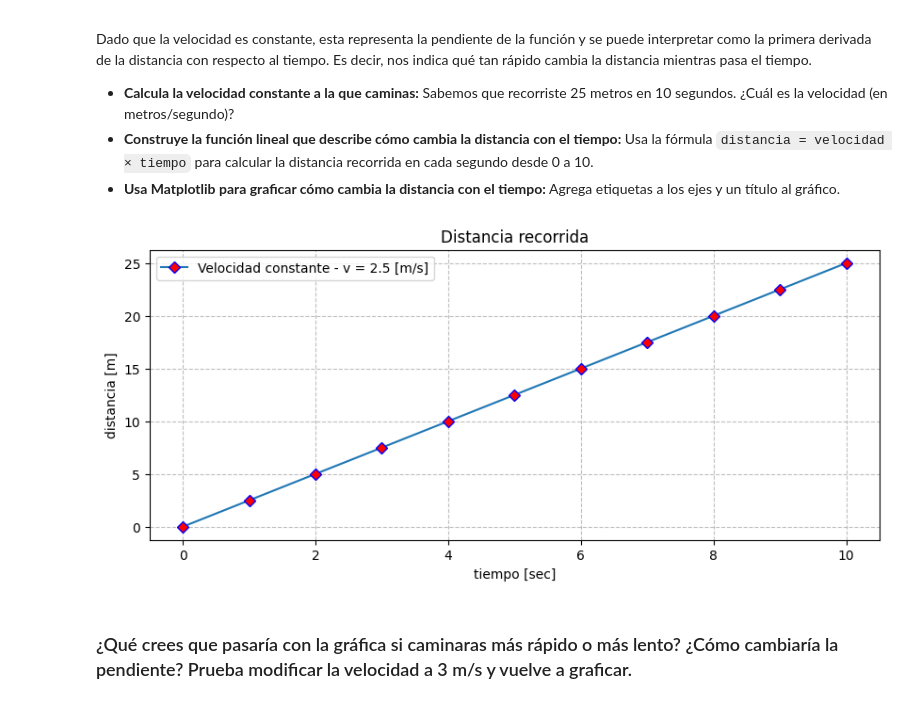
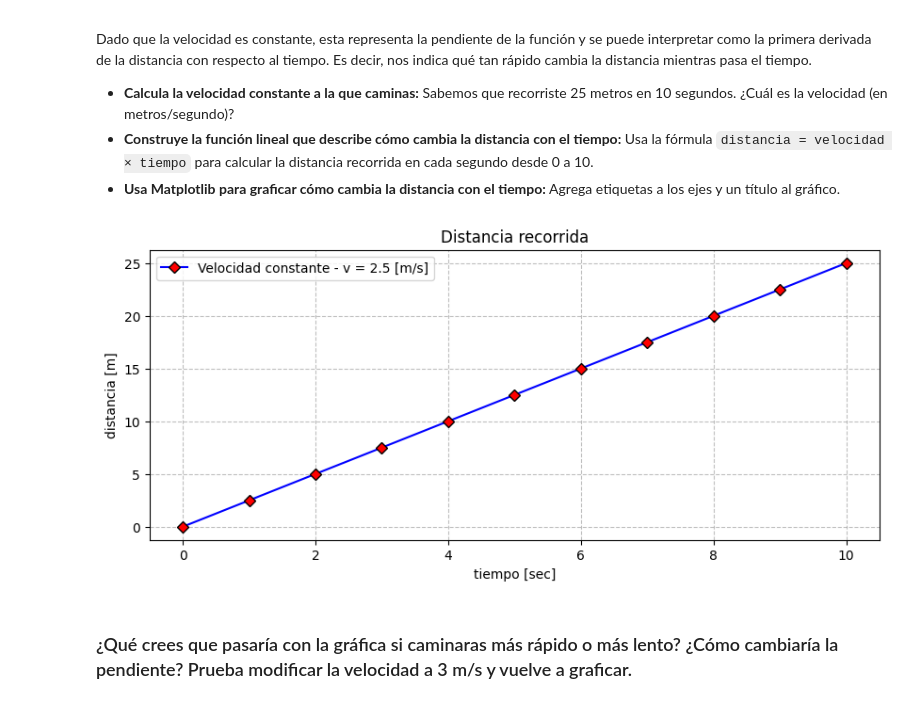
Before and after one commit to cbadil12/visualization-exercises-with-matplot-and-seaborn, a Jupyter notebook: notebook/problems.es.ipynb, the cells around one changed output. Cells and saved outputs as stored; diff of their text form; code cells hidden in the pictures.

```diff
--- a/notebook/problems.es.ipynb
+++ b/notebook/problems.es.ipynb
@@ -27,33 +27,32 @@ Dado que la velocidad es constante, esta representa la pendiente de la función
 # %%
 # 0) Definir funcion para calcular velocidad constante
 def calcular_vel(dist,tiempo):
     return dist/tiempo
 
 # 1) Calcular la velocidad para los parámetros dados en el enunciado
 d_0 = 25                # distancia [m]
 t_0 = 10                # tiempo [s]
 V=calcular_vel(d_0,t_0) # velocidad [m/s]
 
 #2) Construir función lineal
 t_array = np.arange(0, 11) # array con valores de 0 a 10 [sec]
 d_list=[]
 for t in t_array:
     d_list.append(V * t)
 
 # 3) Convetir d_list to d_array
 d_array=np.array(d_list)
 
 # 4) Plotear la función
 plt.figure(figsize = (10, 4))
-
-plt.plot(t_array, d_array, label = "Velocidad constante - v = " + str(V) + " [m/s]",marker='D', mec = 'b', mfc = 'r')
+plt.plot(t_array, d_array, label = "Velocidad constante - v = " + str(V) + " [m/s]",marker='D', mec = 'black', mfc = 'r', color="blue")
 plt.xlabel("tiempo [sec]")
 plt.ylabel("distancia [m]")
 plt.title("Distancia recorrida")
 plt.grid(alpha=0.5, color="grey", linestyle='--')
 plt.legend()
 plt.show()
 # %% [output]
-[figure, old version]
+[figure, new version]
 # %% [markdown]
 ### ¿Qué crees que pasaría con la gráfica si caminaras más rápido o más lento? ¿Cómo cambiaría la pendiente? Prueba modificar la velocidad a 3 m/s y vuelve a graficar.
```
Also changed, not shown: parts of 6 cells of this notebook.
